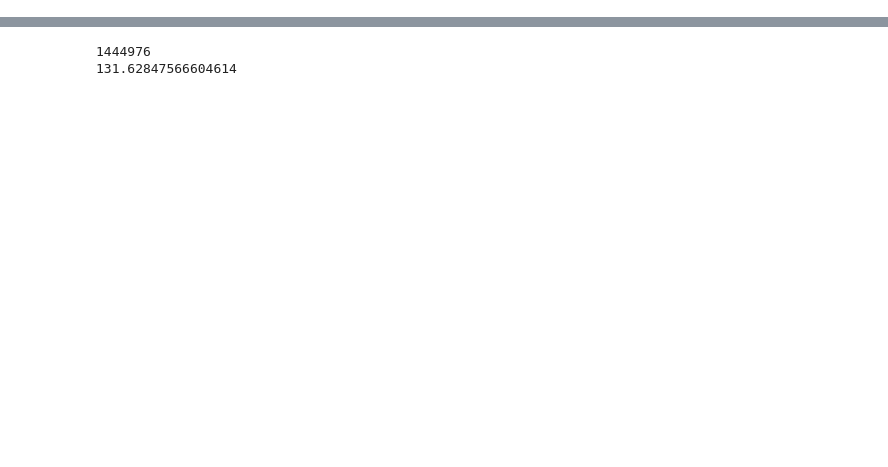
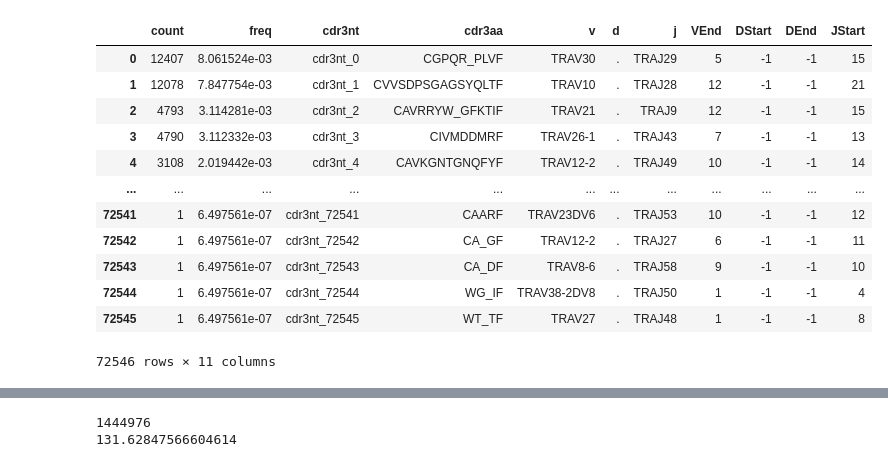
Before and after one commit to antigenomics/mirpy, a Jupyter notebook: notebooks/repertoire_resampling.ipynb, the cells around one changed output, grey strips where cells are left out. Cells and saved outputs as stored; diff of their text form; code cells hidden in the pictures; blank space fills up the shorter version.

```diff
--- a/notebooks/repertoire_resampling.ipynb
+++ b/notebooks/repertoire_resampling.ipynb
@@ -9,3 +9,19 @@ from mir.common.repertoire_dataset import RepertoireDataset
 from mir.basic.segment_usage import *
 from mir.basic.sampling import RepertoireSampling
 import time
+# %%
+pd.read_csv('/projects/fmba_covid/publication/fmba/640002370808_S80_L001.clonotypes.TRA.txt')
+# %% [output]
+|  | count | freq | cdr3nt | cdr3aa | v | d | j | VEnd | DStart | DEnd | JStart |
+| 0 | 12407 | 8.061524e-03 | cdr3nt_0 | CGPQR_PLVF | TRAV30 | . | TRAJ29 | 5 | -1 | -1 | 15 |
+| 1 | 12078 | 7.847754e-03 | cdr3nt_1 | CVVSDPSGAGSYQLTF | TRAV10 | . | TRAJ28 | 12 | -1 | -1 | 21 |
+| 2 | 4793 | 3.114281e-03 | cdr3nt_2 | CAVRRYW_GFKTIF | TRAV21 | . | TRAJ9 | 12 | -1 | -1 | 15 |
+| 3 | 4790 | 3.112332e-03 | cdr3nt_3 | CIVMDDMRF | TRAV26-1 | . | TRAJ43 | 7 | -1 | -1 | 13 |
+| 4 | 3108 | 2.019442e-03 | cdr3nt_4 | CAVKGNTGNQFYF | TRAV12-2 | . | TRAJ49 | 10 | -1 | -1 | 14 |
+| ... | ... | ... | ... | ... | ... | ... | ... | ... | ... | ... | ... |
+| 72541 | 1 | 6.497561e-07 | cdr3nt_72541 | CAARF | TRAV23DV6 | . | TRAJ53 | 10 | -1 | -1 | 12 |
+| 72542 | 1 | 6.497561e-07 | cdr3nt_72542 | CA_GF | TRAV12-2 | . | TRAJ27 | 6 | -1 | -1 | 11 |
+| 72543 | 1 | 6.497561e-07 | cdr3nt_72543 | CA_DF | TRAV8-6 | . | TRAJ58 | 9 | -1 | -1 | 10 |
+| 72544 | 1 | 6.497561e-07 | cdr3nt_72544 | WG_IF | TRAV38-2DV8 | . | TRAJ50 | 1 | -1 | -1 | 4 |
+| 72545 | 1 | 6.497561e-07 | cdr3nt_72545 | WT_TF | TRAV27 | . | TRAJ48 | 1 | -1 | -1 | 8 |
+72546 rows × 11 columns
```
Also changed, not shown: parts of 6 cells of this notebook, 5 other files.
